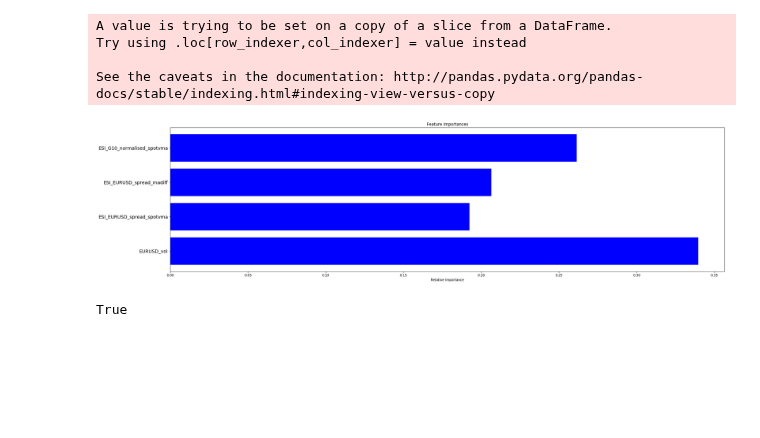
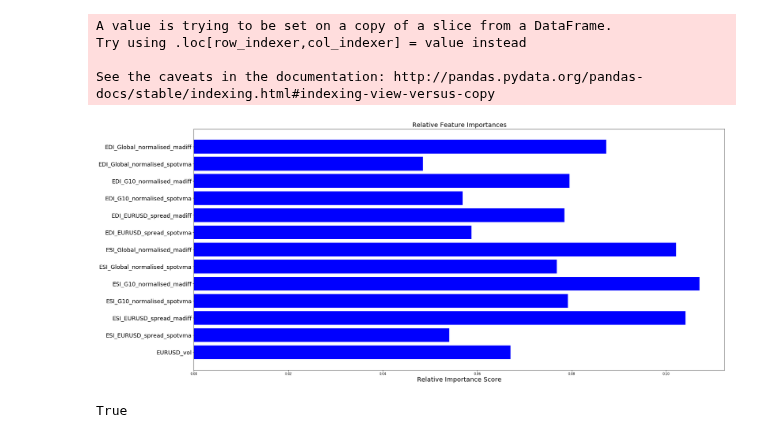
Before and after one commit to egill12/machine_learning, a Jupyter notebook: model2_trend_estimation.ipynb, the cells around one changed output. Drawn from its saved outputs; the diff is of its cells as text; code cells hidden in the pictures; blank space fills up the shorter version.

Commit message:
adding new charts and features

```diff
--- a/model2_trend_estimation.ipynb
+++ b/model2_trend_estimation.ipynb
@@ -86,7 +86,7 @@ test_split = trend_estimate_dict['test_split']
 test_buffer = trend_estimate_dict['test_buffer']
 concat_results = False
 # open trend estimation file from here
-trend_location = r"C:\Users\edgil\Documents\Masters\dissertation\data\best_results\trendestimationwBlind.csv"
+trend_location = r"C:\Users\edgil\Documents\Masters\dissertation\data\best_results\trendestimation.csv"
 trend_estimation = pd.read_csv(trend_location)
 # list of available strats
 trend_strats = ["Linear","SVM_erf","RF_erf","LSTM1_erf","LSTM2_erf"]
@@ -98,8 +98,8 @@ T_features = ["EURUSD_vol","ESI_EURUSD_spread_spotvma", "ESI_EURUSD_spread_madif
                    "EDI_G10_normalised_madiff", "EDI_Global_normalised_spotvma",  "EDI_Global_normalised_madiff"]
 dynamic_T_features = ["ESI_Global_normalised_madiff", "EDI_EURUSD_spread_spotvma", "EDI_G10_normalised_spotvma",
                       "EDI_Global_normalised_madiff"]
-feats_to_use = dynamic_T_features  # can place t feats here too if needed
-trend_model = "RF"
+feats_to_use = T_features  # can place t feats here too if needed
+trend_model = "RF_erf"
 feats = deepcopy(feats_to_use)
 feats.append("Date")
 feats.append(trend_model)
@@ -143,23 +143,22 @@ else:
     clf = tree.DecisionTreeRegressor(max_leaf_nodes = 6, max_depth = 12)
     RF = RandomForestRegressor(n_estimators=ntree, max_features= max_features, max_depth = max_depth,verbose=0)
 #clf_model = clf.fit(train_sample[["EDI_EURUSD_spread_spotvma","EDI_G10_normalised_spotvma"]],train_sample['target'])
-#rf_model = RF.fit(train_sample.iloc[:,:-1], train_sample['target'])
+rf_model = RF.fit(train_sample.iloc[:,:-1], train_sample['target'])
 # %%
 from matplotlib import pyplot as plt
 importances = rf_model.feature_importances_
 indices = np.argsort(importances)
-
-plt.figure(figsize=(30,8))
-plt.title('Feature Importances')
+plt.figure(figsize=(30,14))
+plt.title('Relative Feature Importances', fontsize=20)
 plt.barh(range(len(importances)), importances, color='b', align='center')
 #plt.yticks(range(len(indices)), )
-plt.xlabel('Relative Importance')
-plt.yticks(range(len(importances)), T_features, fontsize=14)
-varimp_location = r"C:\Users\edgil\Documents\Masters\dissertation\document\images\varimp_%s.png" % (trend_model)
-#plt.savefig(varimp_location)
-plt.show()
+plt.xlabel('Relative Importance Score', fontsize=20)
+plt.yticks(range(len(importances)), T_features, fontsize=18)
+varimp_location = r"C:\Users\edgil\Documents\Masters\dissertation\document\images\Varimp_%s.png" % (trend_model)
+plt.savefig(varimp_location)
+#plt.show()
 # %% [output]
-[figure, old version]
+[figure, new version]
 # %%
 #from run_decision_tree import trend_estimate_backtester
 def get_trade(row):
```
Also changed, not shown: 4 other files.
